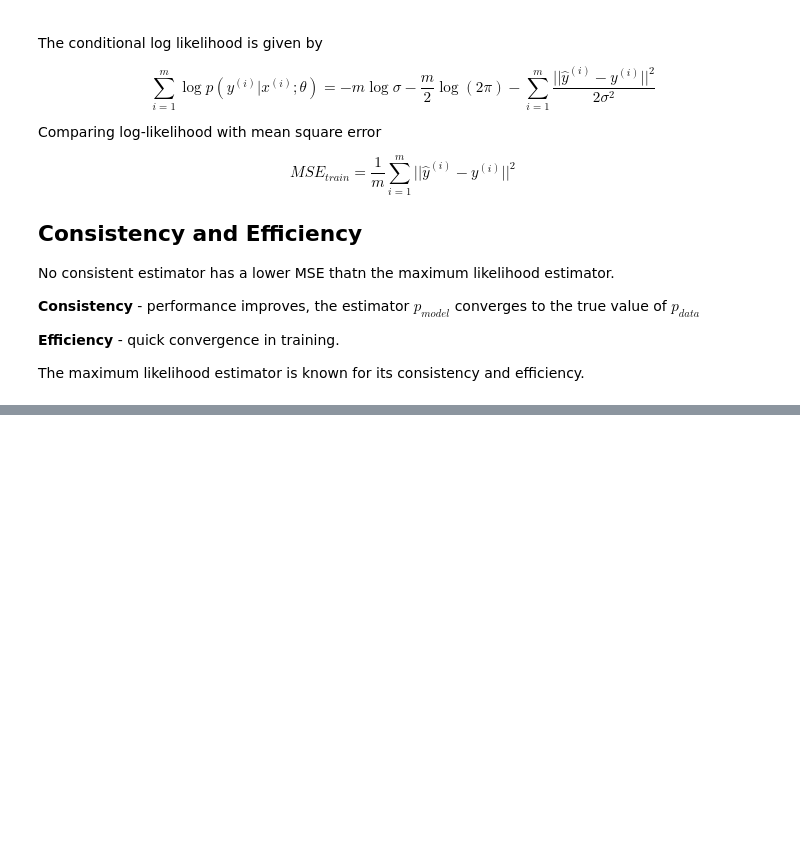
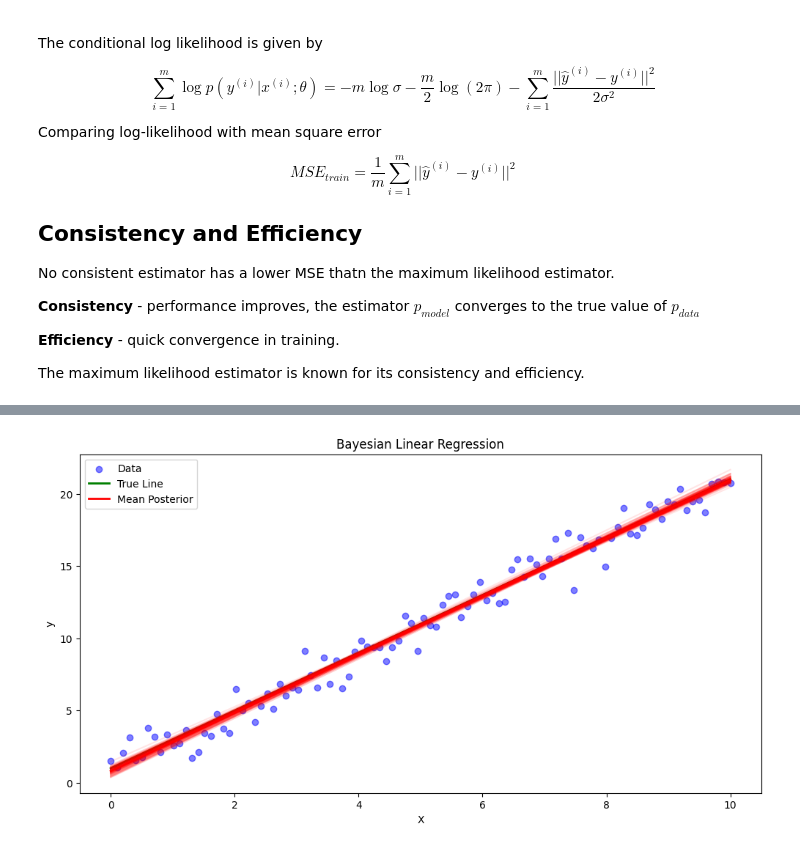
Before and after one commit to woodRock/deep-learning-goodfellow, a Jupyter notebook: chapter_5_machine_learning_basics.ipynb, the cells around one changed output, grey strips where cells are left out. Drawn from its saved outputs; the diff is of its cells as text; code cells hidden in the pictures; blank space fills up the shorter version.

```diff
--- a/chapter_5_machine_learning_basics.ipynb
+++ b/chapter_5_machine_learning_basics.ipynb
@@ -856,0 +867,90 @@ The maximum likelihood estimator is known for its consistency and efficiency.
+# %%
+import numpy as np
+import matplotlib.pyplot as plt
+from scipy import stats
+
+# Generate synthetic data
+np.random.seed(42)
+X = np.linspace(0, 10, 100).reshape(-1, 1)
+true_w = 2
+true_b = 1
+y = true_w * X + true_b + np.random.normal(0, 1, X.shape)
+
+# Define prior distributions
+w_prior_mu = 0
+w_prior_sigma = 10
+b_prior_mu = 0
+b_prior_sigma = 10
+
+# Compute posterior distributions
+def compute_posterior(X, y, w_prior_mu, w_prior_sigma, b_prior_mu, b_prior_sigma):
+    n = len(X)
+    X_with_intercept = np.column_stack([np.ones(n), X])
+
+    # Compute the precision matrix (inverse of covariance matrix)
+    Lambda_prior = np.diag([1/b_prior_sigma**2, 1/w_prior_sigma**2])
+    Lambda_likelihood = (1 / 1) * X_with_intercept.T @ X_with_intercept  # Assuming noise variance = 1
+    Lambda_posterior = Lambda_prior + Lambda_likelihood
+
+    # Compute the mean of the posterior
+    mu_prior = np.array([b_prior_mu, w_prior_mu])
+    mu_posterior = np.linalg.inv(Lambda_posterior) @ (Lambda_prior @ mu_prior + X_with_intercept.T @ y.flatten())
+
+    return mu_posterior, np.linalg.inv(Lambda_posterior)
+
+# Compute posterior
+mu_posterior, cov_posterior = compute_posterior(X, y, w_prior_mu, w_prior_sigma, b_prior_mu, b_prior_sigma)
+
+# Generate samples from the posterior
+num_samples = 1000
+posterior_samples = np.random.multivariate_normal(mu_posterior, cov_posterior, num_samples)
+
+# Plot results
+plt.figure(figsize=(12, 6))
+
+# Plot data points
+plt.scatter(X, y, color='blue', alpha=0.5, label='Data')
+
+# Plot true line
+plt.plot(X, true_w * X + true_b, color='green', label='True Line', linewidth=2)
+
+# Plot posterior samples
+for i in range(100):  # Plot 100 samples for visibility
+    b, w = posterior_samples[i]
+    plt.plot(X, w * X + b, color='red', alpha=0.1)
+
+# Plot mean posterior prediction
+mean_b, mean_w = mu_posterior
+plt.plot(X, mean_w * X + mean_b, color='red', label='Mean Posterior', linewidth=2)
+
+plt.title('Bayesian Linear Regression')
+plt.xlabel('X')
+plt.ylabel('y')
+plt.legend()
+
+# Plot posterior distributions
+plt.figure(figsize=(12, 4))
+
+plt.subplot(121)
+plt.hist(posterior_samples[:, 1], bins=30, density=True)
+plt.title('Posterior Distribution of Slope (w)')
+plt.axvline(true_w, color='g', linestyle='dashed', linewidth=2, label='True w')
+plt.axvline(mean_w, color='r', linestyle='dashed', linewidth=2, label='Posterior Mean w')
+plt.legend()
+
+plt.subplot(122)
+plt.hist(posterior_samples[:, 0], bins=30, density=True)
+plt.title('Posterior Distribution of Intercept (b)')
+plt.axvline(true_b, color='g', linestyle='dashed', linewidth=2, label='True b')
+plt.axvline(mean_b, color='r', linestyle='dashed', linewidth=2, label='Posterior Mean b')
+plt.legend()
+
+plt.tight_layout()
+plt.show()
+
+# Print results
+print(f"True parameters: w = {true_w}, b = {true_b}")
+print(f"Posterior mean: w = {mean_w:.2f}, b = {mean_b:.2f}")
+print(f"Posterior std: w = {np.sqrt(cov_posterior[1,1]):.2f}, b = {np.sqrt(cov_posterior[0,0]):.2f}")
+# %% [output]
+[figure, added]
```
Also changed, not shown: parts of 8 cells of this notebook.
